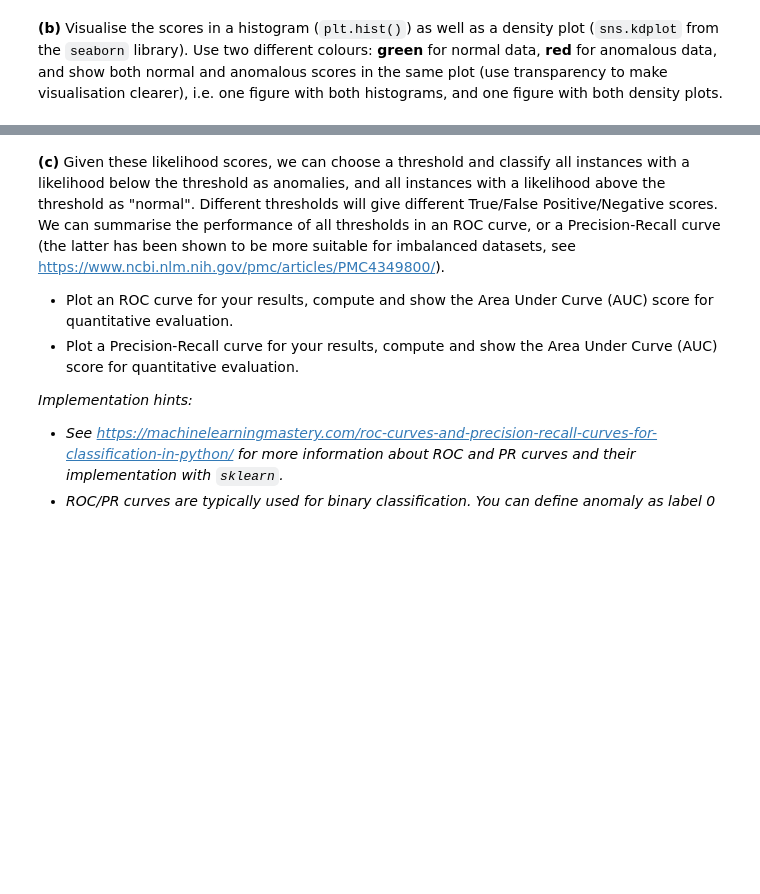
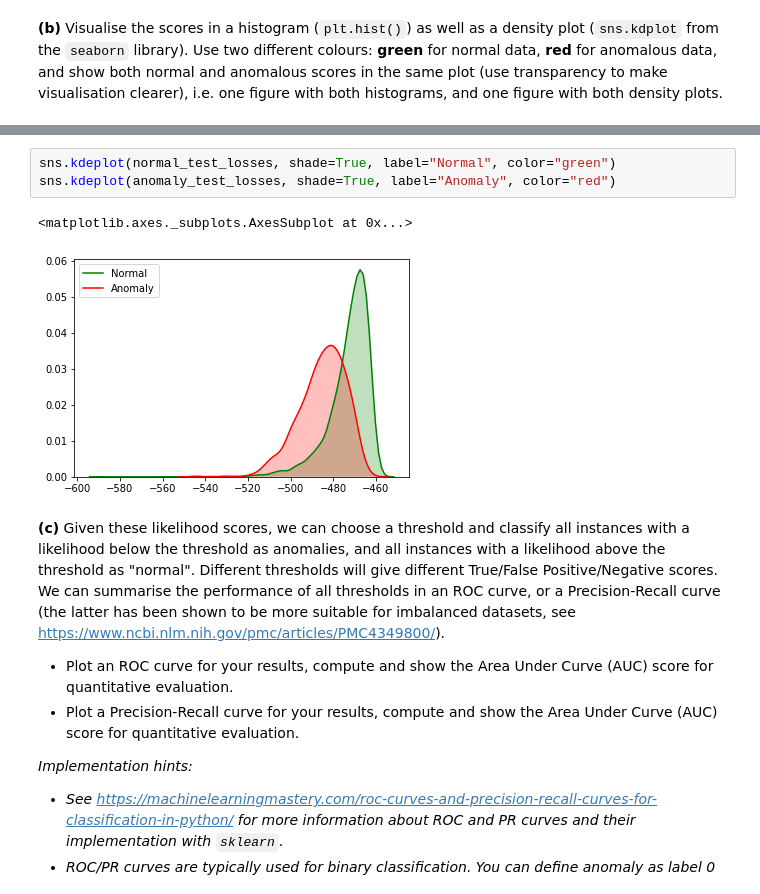
Before and after one commit to tommasobonomo/deeplearning-assignments, a Jupyter notebook: Assignment 4/Assignment_4.ipynb, the cells around one changed output, grey strips where cells are left out. Saved outputs shown, nothing was run; the diff lists cells and outputs as text; blank space fills up the shorter version.

```diff
--- a/Assignment 4/Assignment_4.ipynb
+++ b/Assignment 4/Assignment_4.ipynb
@@ -81,3 +269,9 @@ Qualitatively inspect if the VAE is trained well. The latent space plots we saw
+# %%
+sns.kdeplot(normal_test_losses, shade=True, label="Normal", color="green")
+sns.kdeplot(anomaly_test_losses, shade=True, label="Anomaly", color="red")
+# %% [output]
+<matplotlib.axes._subplots.AxesSubplot at 0x...>
+[figure, added]
 # %% [markdown]
 **(c)** Given these likelihood scores, we can choose a threshold and classify all instances with a likelihood below the threshold as anomalies, and all instances with a likelihood above the threshold as "normal". Different thresholds will give different True/False Positive/Negative scores. We can summarise the performance of all thresholds in an ROC curve, or a Precision-Recall curve (the latter has been shown to be more suitable for imbalanced datasets, see https://www.ncbi.nlm.nih.gov/pmc/articles/PMC4349800/).
 * Plot an ROC curve for your results, compute and show the Area Under Curve (AUC) score for quantitative evaluation.
```
Also changed, not shown: parts of 18 cells of this notebook.
